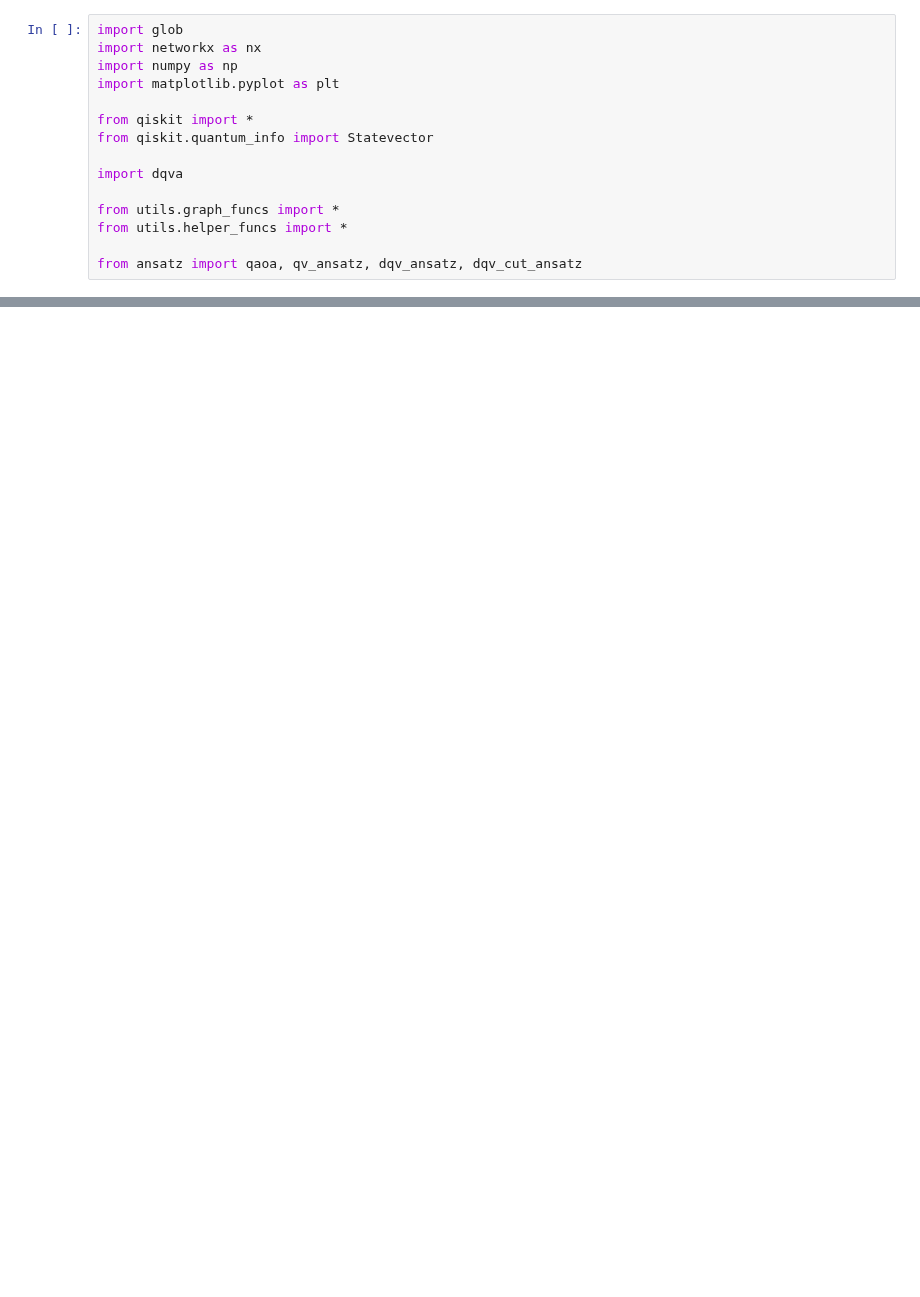
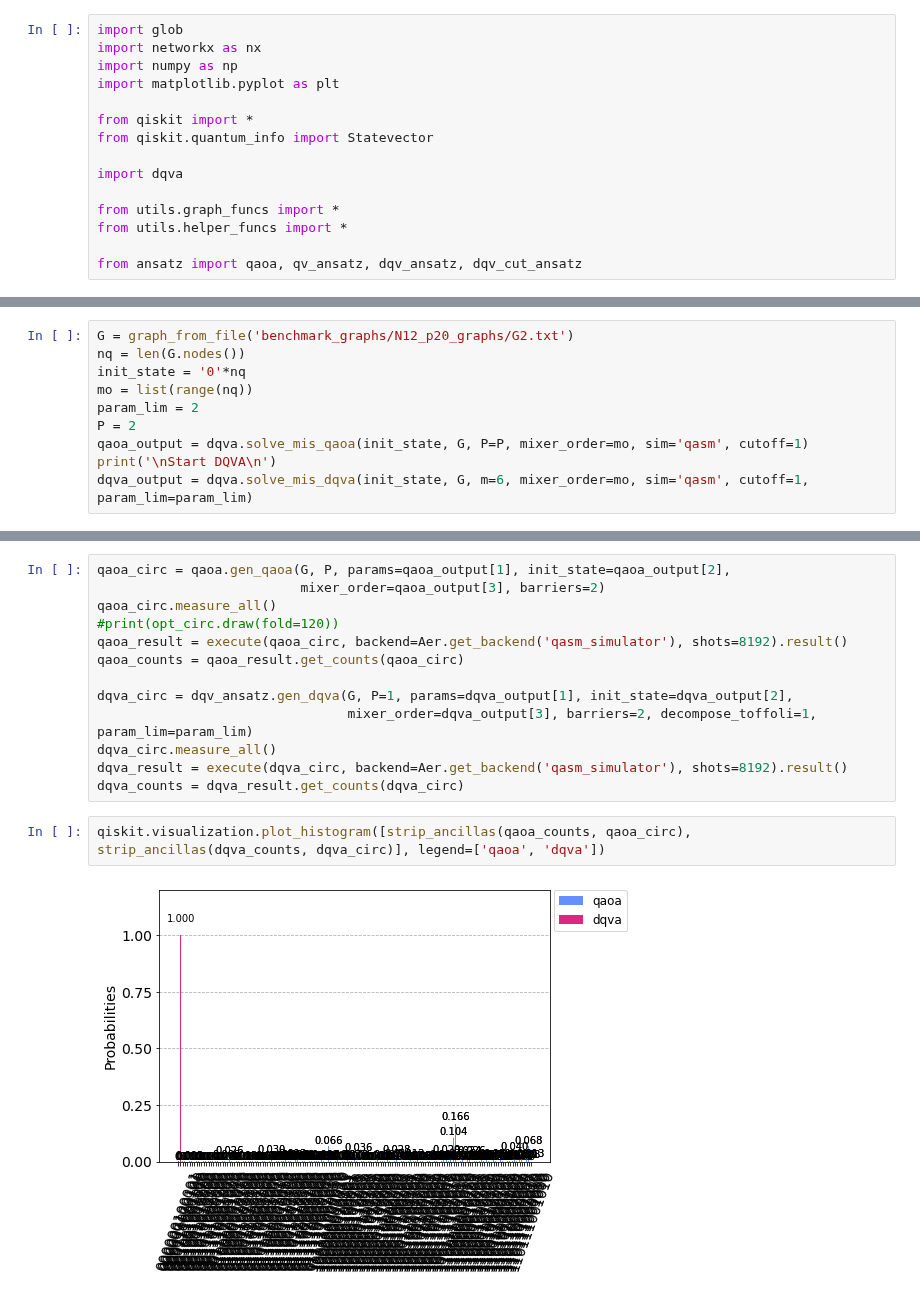
Before and after one commit to teaguetomesh/dqva-and-circuit-cutting, a Jupyter notebook: ansatz_vs_dqva.ipynb, the cells around one changed output, grey strips where cells are left out. Drawn from its saved outputs; the diff is of its cells as text; blank space fills up the shorter version.

```diff
--- a/ansatz_vs_dqva.ipynb
+++ b/ansatz_vs_dqva.ipynb
@@ -83,0 +154,10 @@ qaoa_data
+# %%
+G = graph_from_file('benchmark_graphs/N12_p20_graphs/G2.txt')
+nq = len(G.nodes())
+init_state = '0'*nq
+mo = list(range(nq))
+param_lim = 2
+P = 2
+qaoa_output = dqva.solve_mis_qaoa(init_state, G, P=P, mixer_order=mo, sim='qasm', cutoff=1)
+print('\nStart DQVA\n')
+dqva_output = dqva.solve_mis_dqva(init_state, G, m=6, mixer_order=mo, sim='qasm', cutoff=1, param_lim=param_lim)
@@ -83,0 +194,17 @@ qaoa_data
+# %%
+qaoa_circ = qaoa.gen_qaoa(G, P, params=qaoa_output[1], init_state=qaoa_output[2],
+                          mixer_order=qaoa_output[3], barriers=2)
+qaoa_circ.measure_all()
+#print(opt_circ.draw(fold=120))
+qaoa_result = execute(qaoa_circ, backend=Aer.get_backend('qasm_simulator'), shots=8192).result()
+qaoa_counts = qaoa_result.get_counts(qaoa_circ)
+
+dqva_circ = dqv_ansatz.gen_dqva(G, P=1, params=dqva_output[1], init_state=dqva_output[2],
+                                mixer_order=dqva_output[3], barriers=2, decompose_toffoli=1, param_lim=param_lim)
+dqva_circ.measure_all()
+dqva_result = execute(dqva_circ, backend=Aer.get_backend('qasm_simulator'), shots=8192).result()
+dqva_counts = dqva_result.get_counts(dqva_circ)
+# %%
+qiskit.visualization.plot_histogram([strip_ancillas(qaoa_counts, qaoa_circ), strip_ancillas(dqva_counts, dqva_circ)], legend=['qaoa', 'dqva'])
+# %% [output]
+[figure, added]
```
Also changed, not shown: parts of 11 cells of this notebook.
